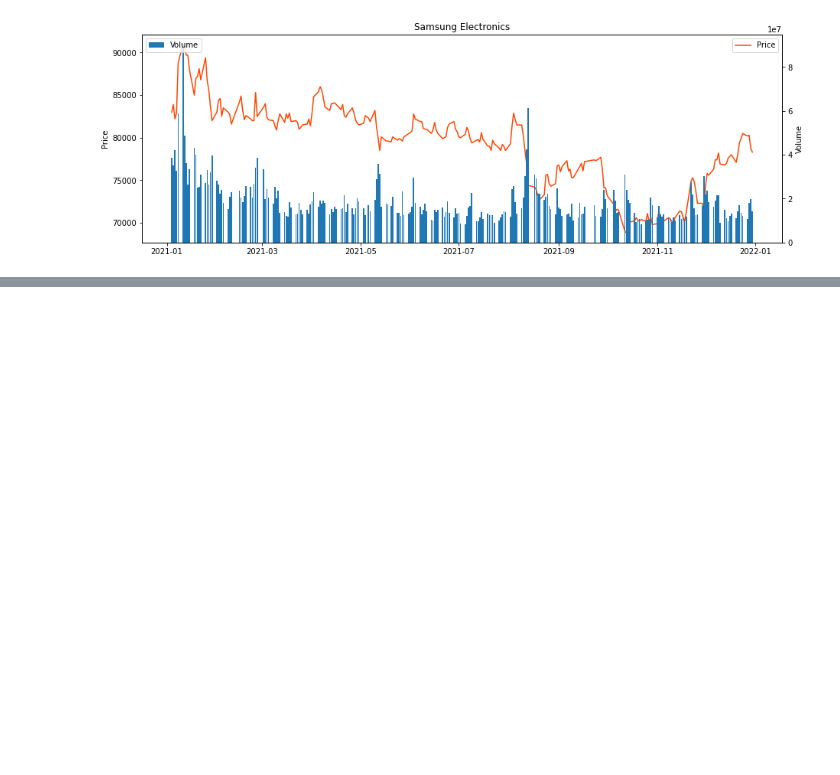
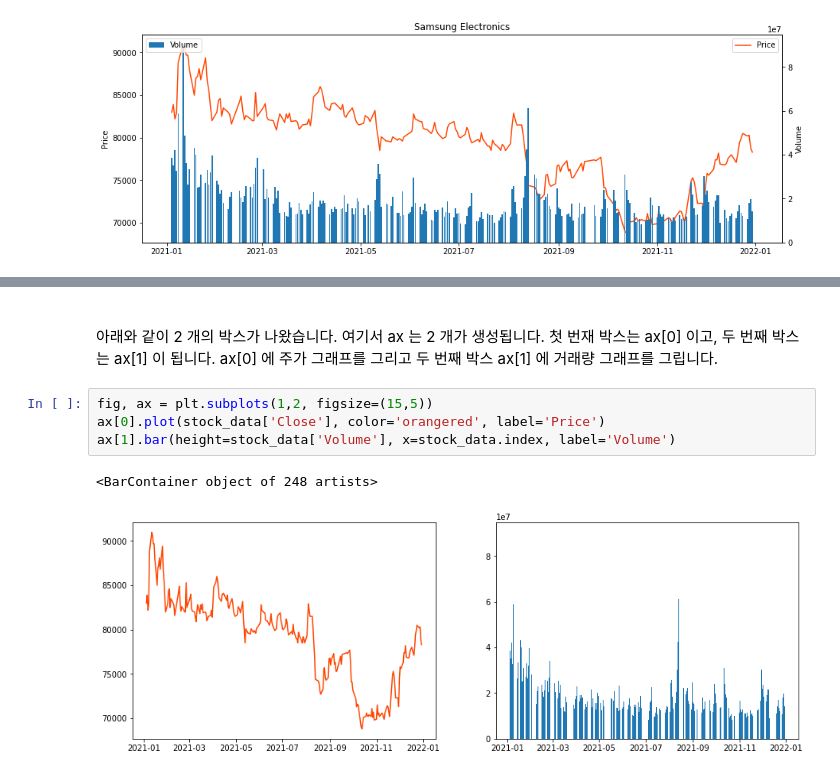
Before and after one commit to occam-KHS/JupyterBook, a Jupyter notebook: _build/jupyter_execute/chapter2/2.3.2_Visualization.ipynb, the cells around one changed output, grey strips where cells are left out. Cells and saved outputs as stored; diff of their text form; blank space fills up the shorter version.

```diff
--- a/_build/jupyter_execute/chapter2/2.3.2_Visualization.ipynb
+++ b/_build/jupyter_execute/chapter2/2.3.2_Visualization.ipynb
@@ -65,0 +75,9 @@ plt.show()
+# %% [markdown]
+<br> 아래와 같이 2 개의 박스가 나왔습니다. 여기서 ax 는 2 개가 생성됩니다. 첫 번재 박스는 ax[0] 이고, 두 번째 박스는 ax[1] 이 됩니다. ax[0] 에 주가 그래프를 그리고 두 번째 박스 ax[1] 에 거래량 그래프를 그립니다.
+# %%
+fig, ax = plt.subplots(1,2, figsize=(15,5))
+ax[0].plot(stock_data['Close'], color='orangered', label='Price')
+ax[1].bar(height=stock_data['Volume'], x=stock_data.index, label='Volume')
+# %% [output]
+<BarContainer object of 248 artists>
+[figure, added]
```
Also changed, not shown: parts of 5 cells of this notebook, 12 other files.
